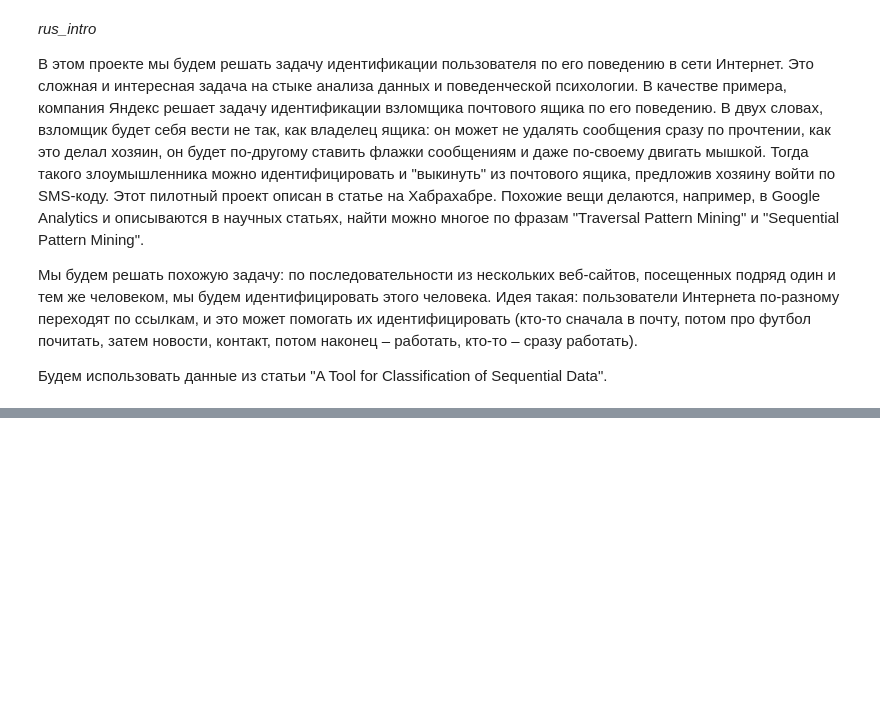
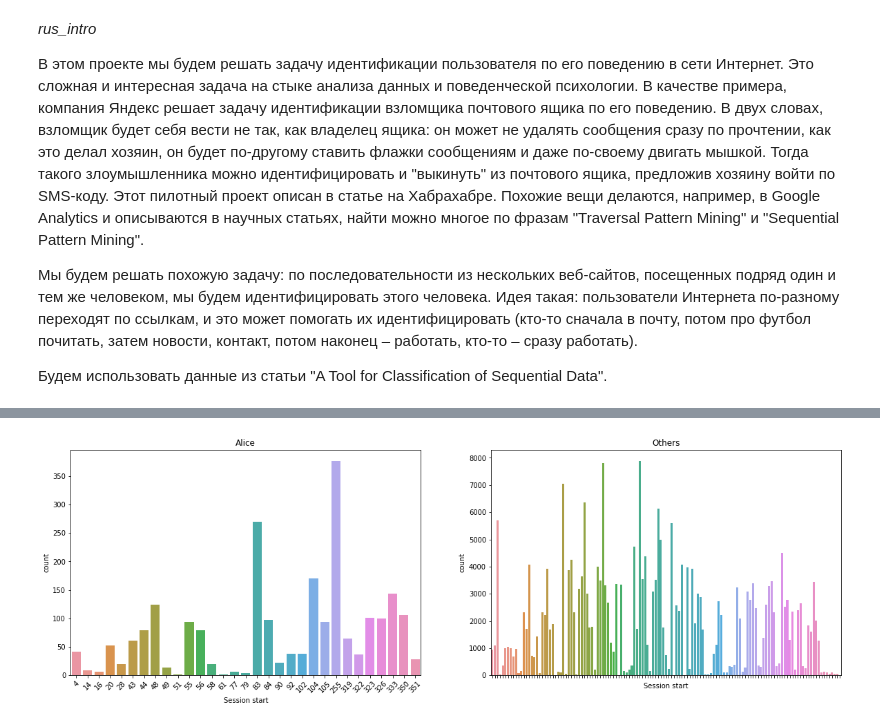
Before and after one commit to HQuality/ML_Yandex_MIPT, a Jupyter notebook: 6 Data analysis project/Internet Users Pattern Mining (Alice)/Week 7/Final Report Alice Competition.ipynb, the cells around one changed output, grey strips where cells are left out. Cells and saved outputs as stored; diff of their text form; code cells hidden in the pictures; blank space fills up the shorter version.

Commit message:
alice report

```diff
--- a/6 Data analysis project/Internet Users Pattern Mining (Alice)/Week 7/Final Report Alice Competition.ipynb
+++ b/6 Data analysis project/Internet Users Pattern Mining (Alice)/Week 7/Final Report Alice Competition.ipynb
@@ -11,0 +331,20 @@
+# %%
+start = df['YearMonth'][:idx_split].values
+startday = df['YearDay'][:idx_split].values
+y_tr = train_df['target'].astype('int').values
+# %%
+plt.subplots(1, 2, figsize = (20, 6))
+
+plt.subplot(1, 2, 1)
+chart = sns.countplot(startday[y_tr == 1])
+chart.set_xticklabels(chart.get_xticklabels(), rotation=45)
+plt.title("Alice")
+plt.xlabel('Session start')
+
+plt.subplot(1, 2, 2)
+chart = sns.countplot(startday[y_tr == 0])
+chart.set(xticklabels=[])
+plt.title('Others')
+plt.xlabel('Session start');
+# %% [output]
+[figure, added]
```
Also changed, not shown: parts of 46 cells of this notebook, 36 other files.
